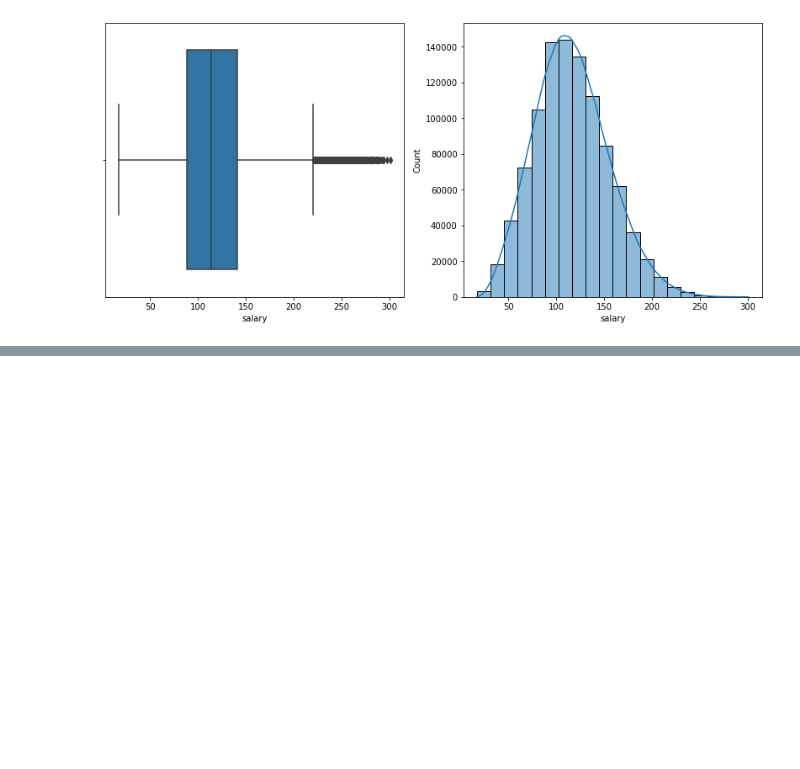
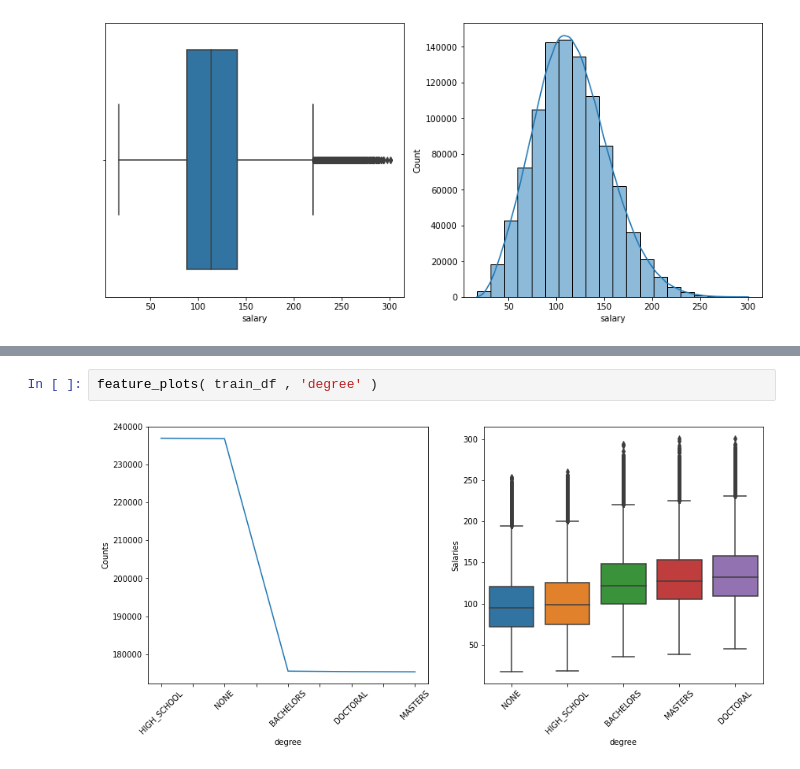
Before and after one commit to skylerbullard/salarypredictionportfolio, a Jupyter notebook: salarypredictionportfolio_define_discover.ipynb, the cells around one changed output, grey strips where cells are left out. Saved outputs shown, nothing was run; the diff lists cells and outputs as text; blank space fills up the shorter version.

```diff
--- a/salarypredictionportfolio_define_discover.ipynb
+++ b/salarypredictionportfolio_define_discover.ipynb
@@ -360,0 +371,4 @@ for column in numeric_cols:
+# %%
+feature_plots( train_df , 'degree' )
+# %% [output]
+[figure, added]
```
Also changed, not shown: parts of 10 cells of this notebook.
